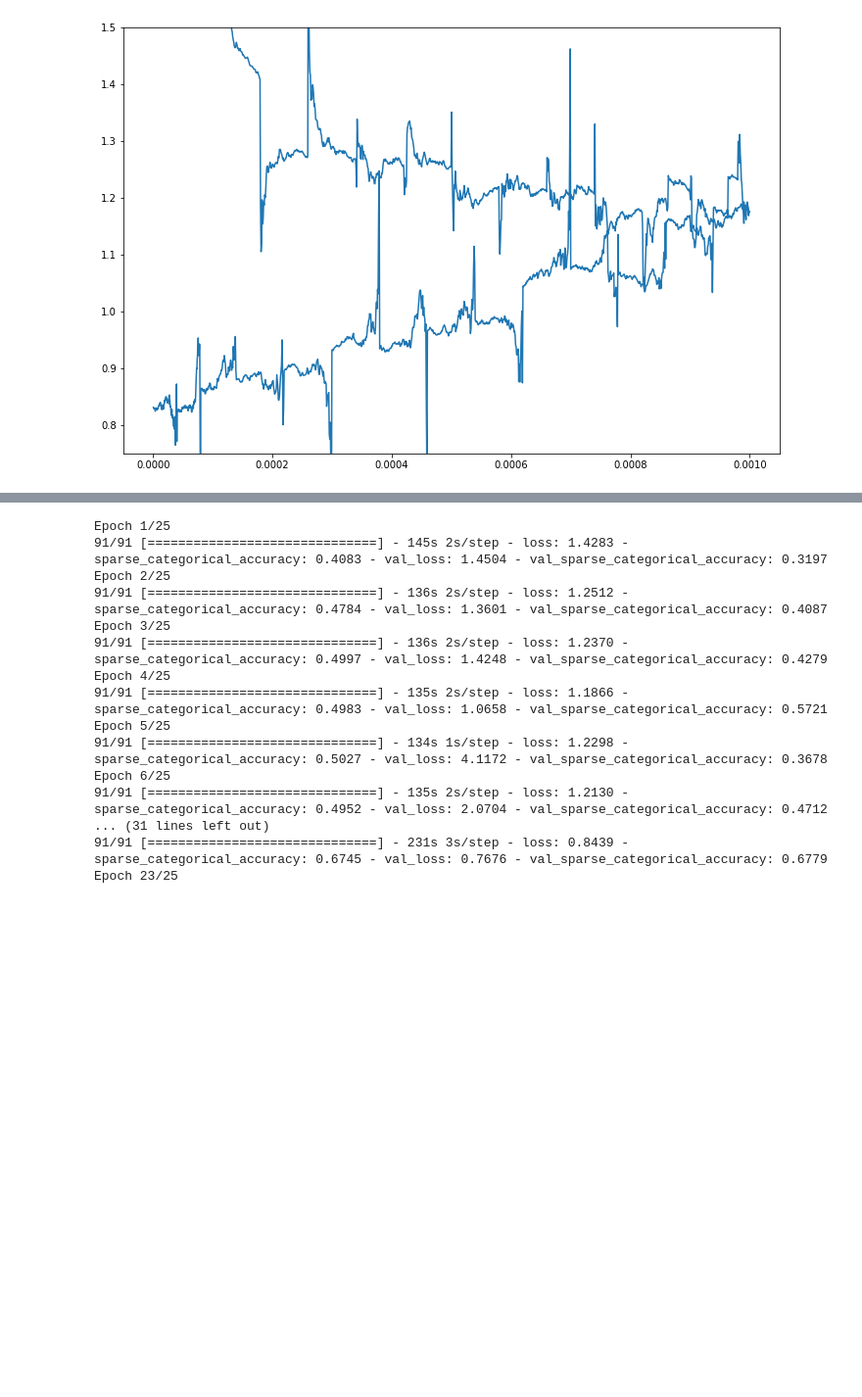
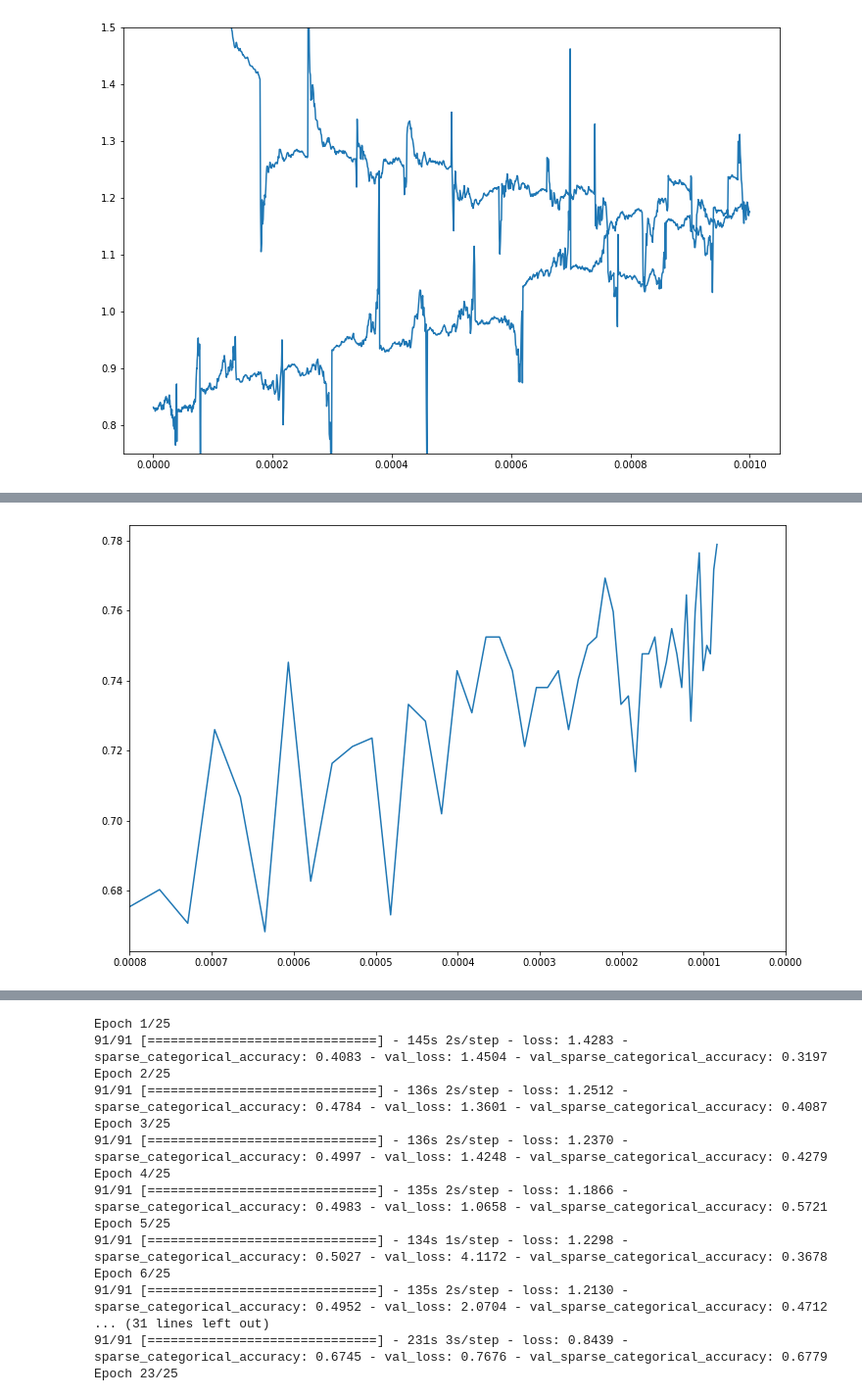
Before and after one commit to Kaushalkhokhar/complete-ml, a Jupyter notebook: projects/CNN/flowers.ipynb, the cells around one changed output, grey strips where cells are left out. Shown at 98% size. Saved outputs shown, nothing was run; the diff lists cells and outputs as text; code cells hidden in the pictures; blank space fills up the shorter version.

```diff
--- a/projects/CNN/flowers.ipynb
+++ b/projects/CNN/flowers.ipynb
@@ -1823,0 +2057,18 @@ plt.show()
+# %%
+model_target = os.path.join(BASE_DIR, "models", "cnn_bn_mp_r5_de_nadam_extended_exponetial_decay.h5")
+
+checkpoint_cb = keras.callbacks.ModelCheckpoint(model_target, save_best_only=True)
+
+callbacks = [checkpoint_cb]
+# %%
+epochs = 50
+onecycle_cb = ExponentialScheduler(int(steps_factor * max_train_instance / batch_size) * epochs) # variable name misspelled
+
+callbacks.append(onecycle_cb)
+# %%
+history = model.fit(train_set,
+                    epochs=epochs,
+                    steps_per_epoch=int(steps_factor * max_train_instance / batch_size),
+                    validation_data=valid_set,
+                    validation_steps=int(max_valid_instance / batch_size),
+                    callbacks=callbacks)
@@ -1823,0 +2093,14 @@ plt.show()
+# %%
+summary = {
+    "loss": onecycle_cb.loss,
+    "lrate": onecycle_cb.rate,
+    "accuracy": onecycle_cb.accuracy
+}
+# %%
+plt.figure(figsize=(12, 8))
+plt.plot(summary["lrate"][::91], history.history["val_sparse_categorical_accuracy"])
+# plt.gca().set_ylim([0.65, 0.76])
+plt.gca().set_xlim([0.0008, 0])
+plt.show()
+# %% [output]
+[figure, added]
```
Also changed, not shown: parts of 38 cells of this notebook, 1 other file.
